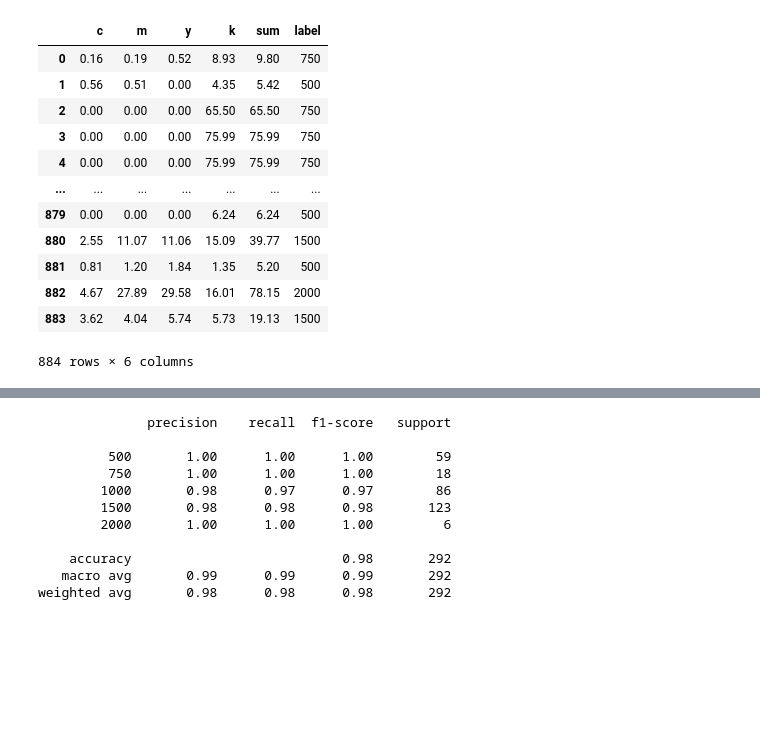
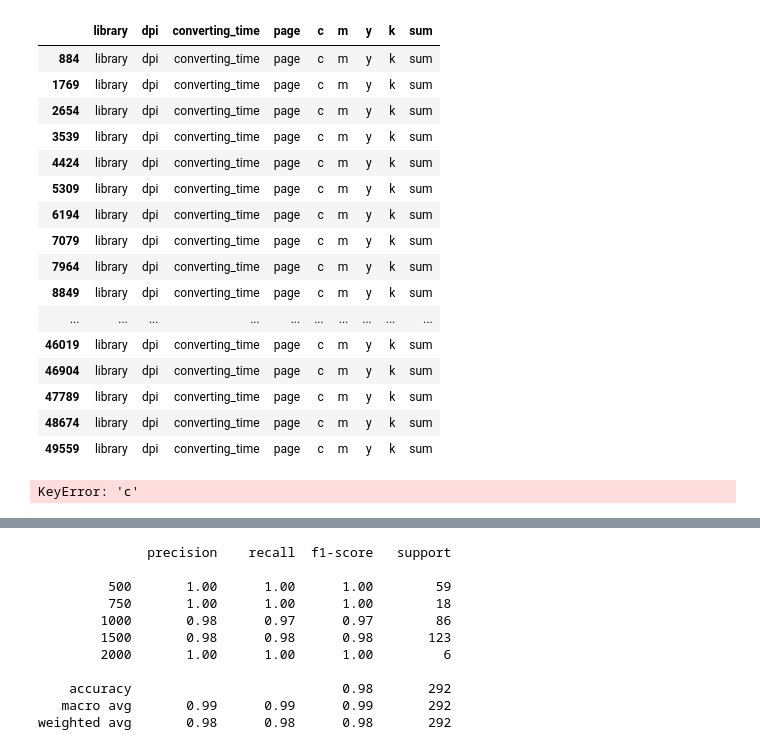
Before and after one commit to rasyidev/print-cost, a Jupyter notebook: notebook/03-classification-using-random-forest-classifier.ipynb, the cells around one changed output, grey strips where cells are left out. Cells and saved outputs as stored; diff of their text form; code cells hidden in the pictures; blank space fills up the shorter version.

Commit message:
Re-generate the dataset

```diff
--- a/notebook/03-classification-using-random-forest-classifier.ipynb
+++ b/notebook/03-classification-using-random-forest-classifier.ipynb
@@ -14,9 +14,31 @@ import matplotlib.pyplot as plt
 import os, sys
 sys.path.append(os.path.abspath("../"))
 from src.helper import show_clustered_image, calculate_cmyk_percentage
+# %%
+df = pd.read_csv("../outputs/csv/cmyk_of_a_pdf_file_by_dpi.csv")
+# df = df[(df['dpi'] == 5) & (df['library'] == 'pymupdf')]
+df[df['library'] == 'library']
+# %% [output]
+|  | library | dpi | converting_time | page | c | m | y | k | sum |
+| 884 | library | dpi | converting_time | page | c | m | y | k | sum |
+| 1769 | library | dpi | converting_time | page | c | m | y | k | sum |
+| 2654 | library | dpi | converting_time | page | c | m | y | k | sum |
+| 3539 | library | dpi | converting_time | page | c | m | y | k | sum |
+| 4424 | library | dpi | converting_time | page | c | m | y | k | sum |
+| 5309 | library | dpi | converting_time | page | c | m | y | k | sum |
+| 6194 | library | dpi | converting_time | page | c | m | y | k | sum |
+| 7079 | library | dpi | converting_time | page | c | m | y | k | sum |
+| 7964 | library | dpi | converting_time | page | c | m | y | k | sum |
+| 8849 | library | dpi | converting_time | page | c | m | y | k | sum |
+| ... | ... | ... | ... | ... | ... | ... | ... | ... | ... |
+| 46019 | library | dpi | converting_time | page | c | m | y | k | sum |
+| 46904 | library | dpi | converting_time | page | c | m | y | k | sum |
+| 47789 | library | dpi | converting_time | page | c | m | y | k | sum |
+| 48674 | library | dpi | converting_time | page | c | m | y | k | sum |
+| 49559 | library | dpi | converting_time | page | c | m | y | k | sum |
 # %%
-df = pd.read_csv("../datasets/cmyk_by_dpi_and_render_options.csv")
-df = df[(df['dpi'] == 5) & (df['options'] == 'default')]
+df = pd.read_csv("../outputs/csv/.csv")
+df = df[(df['dpi'] == 5) & (df['library'] == 'pymupdf')]
 
 # Reset the index
 df.reset_index(drop=True, inplace=True)
@@ -35,19 +57,7 @@ df['label'] = df_clustered['label'].values
 
 df
 # %% [output]
-|  | c | m | y | k | sum | label |
-| 0 | 0.16 | 0.19 | 0.52 | 8.93 | 9.80 | 750 |
-| 1 | 0.56 | 0.51 | 0.00 | 4.35 | 5.42 | 500 |
-| 2 | 0.00 | 0.00 | 0.00 | 65.50 | 65.50 | 750 |
-| 3 | 0.00 | 0.00 | 0.00 | 75.99 | 75.99 | 750 |
-| 4 | 0.00 | 0.00 | 0.00 | 75.99 | 75.99 | 750 |
-| ... | ... | ... | ... | ... | ... | ... |
-| 879 | 0.00 | 0.00 | 0.00 | 6.24 | 6.24 | 500 |
-| 880 | 2.55 | 11.07 | 11.06 | 15.09 | 39.77 | 1500 |
-| 881 | 0.81 | 1.20 | 1.84 | 1.35 | 5.20 | 500 |
-| 882 | 4.67 | 27.89 | 29.58 | 16.01 | 78.15 | 2000 |
-| 883 | 3.62 | 4.04 | 5.74 | 5.73 | 19.13 | 1500 |
-884 rows × 6 columns
+KeyError: 'c'
 # %%
 X = df.drop(columns='label')
 y = df['label']
```
Also changed, not shown: 3 other files.
